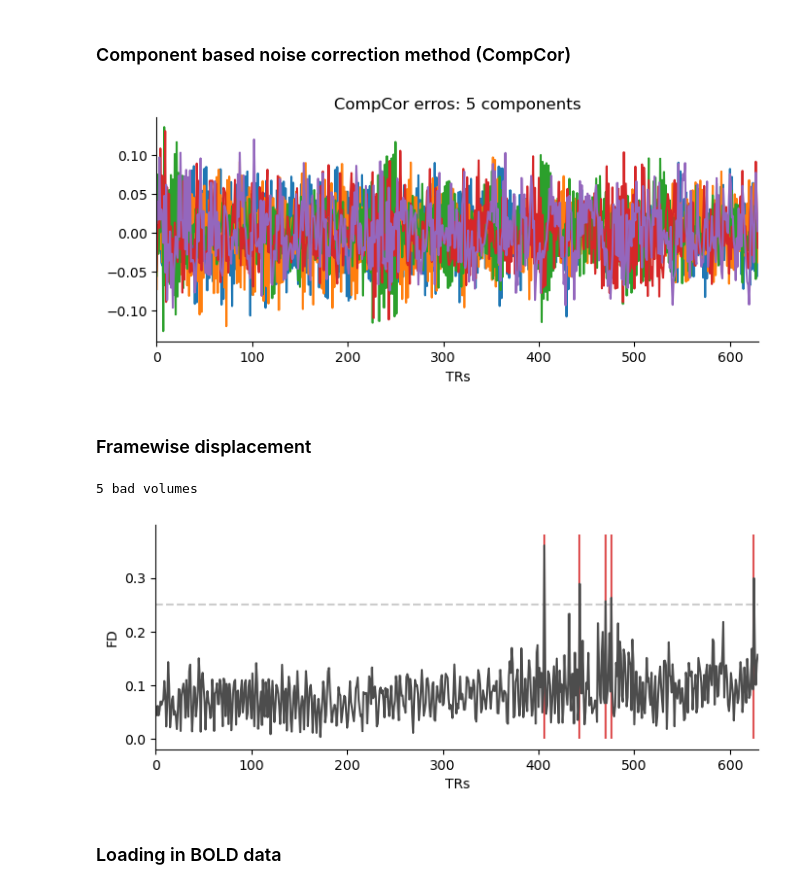
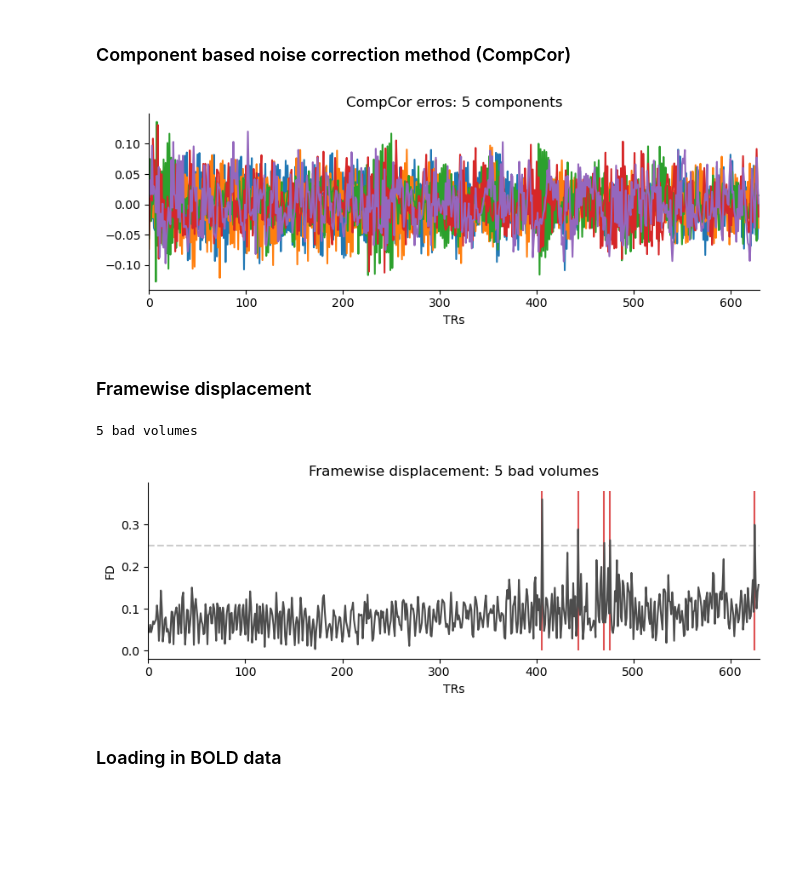
Before and after one commit to thejuc/multilang, a Jupyter notebook: code/analysis/preprocess_notebook.ipynb, the cells around one changed output. Drawn from its saved outputs; the diff is of its cells as text; code cells hidden in the pictures; blank space fills up the shorter version.

```diff
--- a/code/analysis/preprocess_notebook.ipynb
+++ b/code/analysis/preprocess_notebook.ipynb
@@ -14,10 +14,16 @@ from nilearn.plotting import plot_anat, plot_epi
 from nilearn.image import mean_img, resample_img
 
 main_path = "/jukebox/PNI-classes/students/NEU502/2023-NEU502B/wlong/multilang/"
+fig_path = "../../figures"
+subject_name = "S1"
 # %%
+S1_path = "derivatives/fmriprep/sub-002/ses-01/func/sub-002_ses-01_task-language_desc-confounds_timeseries.tsv"
+S2_path = "derivatives/fmriprep/sub-005/ses-01/func/sub-005_ses-01_task-language_desc-confounds_timeseries.tsv"
+
+
 ## Importing confounds
 data_path = os.path.join(main_path, "data/bids/")
-confounds_f = os.path.join(data_path, 'derivatives/fmriprep/sub-002/ses-01/func/sub-002_ses-01_task-language_desc-confounds_timeseries.tsv')
+confounds_f = os.path.join(data_path, S2_path)
 confounds_df = pd.read_table(confounds_f, sep='\t')
 # %% [markdown]
 ### Head motion error
@@ -43,21 +51,24 @@ sns.despine()
 # %%
 # Extract aCompCor signals from confounds table
 n_trs = 630
 tr = 1.5
 acompcor_n = 5
 acompcor_df = confounds_df.filter(regex='a_comp_cor').iloc[:, :acompcor_n]
 acompcor_labels = acompcor_df.columns.tolist()
 acompcor = acompcor_df.values
 acompcor = acompcor[: n_trs,:]
 
 # Plot aCompCor regressors:
 fig, ax = plt.subplots(figsize=(8, 3))
 ax.set_title(f"CompCor erros: {acompcor_n} components")
 ax.plot(np.arange(n_trs), acompcor)
 ax.set(xlim=(0, n_trs), xlabel='TRs')
 sns.despine()
+
+plt.tight_layout()
+plt.savefig(os.path.join(fig_path, f"{subject_name}_CompCor.png"), dpi=300)
 # %% [output]
-[figure, old version]
+[figure, new version]
 # %% [markdown]
 ### Framewise displacement
 # %%
@@ -85,10 +96,14 @@ ax.hlines(fd_threshold, 0, fd.shape[0], colors='.8',
 ax.vlines(bad_vols, 0, np.nanmax(fd) + .02, colors='tab:red',
           zorder=0, alpha=.8)
 ax.set(xlim=(0, fd.size), xlabel='TRs', ylabel='FD')
+ax.set_title(f"Framewise displacement: {n_bad} bad volumes")
 sns.despine()
+
+plt.tight_layout()
+plt.savefig(os.path.join(fig_path, f"{subject_name}_FD.png"), dpi=300)
 # %% [output]
 5 bad volumes
-[figure, old version]
+[figure, new version]
 # %%
 confounds = np.column_stack([np.ones(n_trs), hm, censors, acompcor])
 confound_labels = ['intercept'] + hm_labels + censor_labels + acompcor_labels
```
Also changed, not shown: parts of 1 cell of this notebook, 3 other files.
